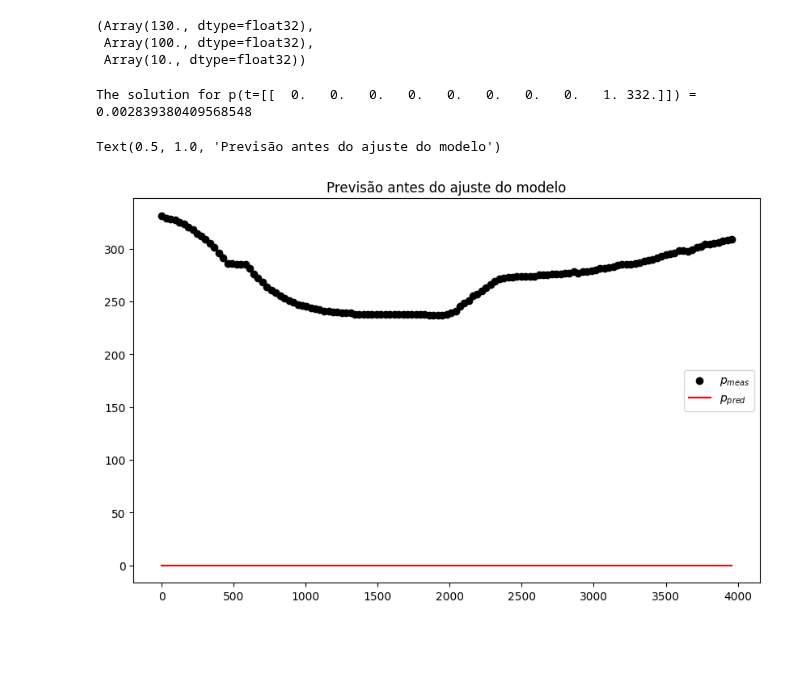
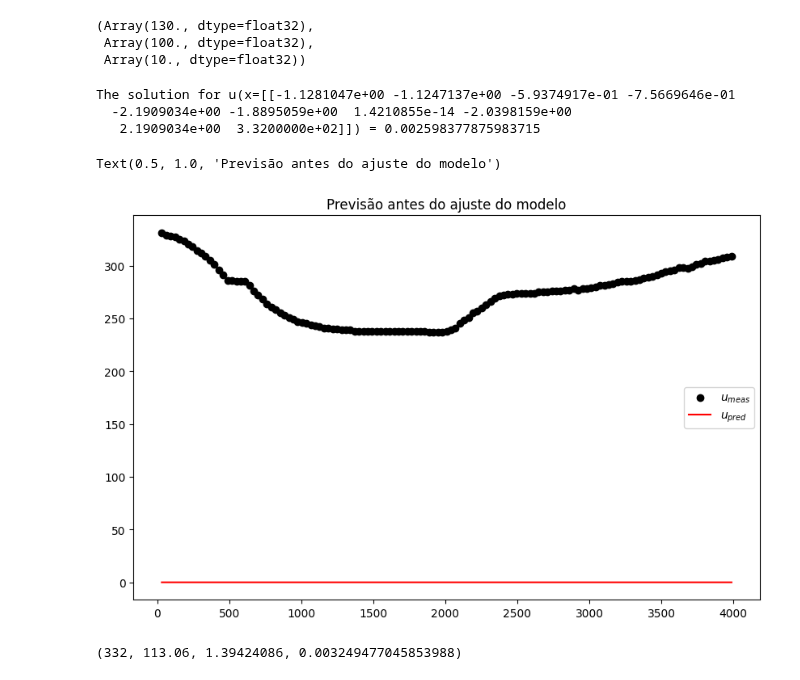
Before and after one commit to marcelogarret/projeto_mestrado, a Jupyter notebook: LSTM_garret_JAX_PINN.ipynb, the cells around one changed output. Drawn from its saved outputs; the diff is of its cells as text; code cells hidden in the pictures; blank space fills up the shorter version.

```diff
--- a/LSTM_garret_JAX_PINN.ipynb
+++ b/LSTM_garret_JAX_PINN.ipynb
@@ -52,7 +52,9 @@ df.shape
 (132, 11)
 # %%
 df.index = df['t']
-t = df['t'].values[:-1]
+t0 = df['t'].values[0]
+t = df['t'].values[1:]
+
 df.drop('t', axis=1, inplace=True)
 df
 # %% [output]
@@ -82,14 +84,14 @@ viso=df["Viso"].values[1:]
 visg=df["Visg"].values[1:]
 p=df["p"].values[1:]
 # %%
-from sklearn.preprocessing import MinMaxScaler
+from sklearn.preprocessing import MinMaxScaler, StandardScaler
 
 # Separar as características (todas as colunas exceto a última) e o rótulo (última coluna)
 features = df.iloc[:, :-1]  # Todas as colunas menos a última
 labels = df.iloc[:, -1]     # Última coluna
 
 # Normalize as características
-scaler = MinMaxScaler()
+scaler = StandardScaler()
 scaled_features = scaler.fit_transform(features)
 
 # Combine as características normalizadas e a coluna de rótulos não normalizada
@@ -247,33 +257,33 @@ state.params['params']['N'], state.params['params']['Wi'], state.params['params'
 # %%
 # Avaliando o modelo para um único vetor de entrada
 x_single = X_train[0]
 u_pred = state.apply_fn(params, x_single)
-print(f"The solution for p(t={x_single}) = {u_pred}")
+print(f"The solution for u(x={x_single}) = {u_pred}")
 
 # Avaliando a rede neural antes do treinamento considerando todo o histórico
 u_pred = vmap(state.apply_fn, (None, 0))(state.params, X_train)
 
 fig, ax = plt.subplots(1,1, figsize=(10,10/1.618))
 
-ax.scatter(t, p, label=r'$p_{meas}$', color='black')
-ax.plot(t, u_pred, label=r'$p_{pred}$', color='red')
+ax.scatter(t, p, label=r'$u_{meas}$', color='black')
+ax.plot(t, u_pred, label=r'$u_{pred}$', color='red')
 
 ax.legend()
 ax.set_title('Previsão antes do ajuste do modelo')
 # %% [output]
-The solution for p(t=[[  0.   0.   0.   0.   0.   0.   0.   0.   1. 332.]]) = 0.002839380409568548
+The solution for u(x=[[-1.1281047e+00 -1.1247137e+00 -5.9374917e-01 -7.5669646e-01
+  -2.1909034e+00 -1.8895059e+00  1.4210855e-14 -2.0398159e+00
+   2.1909034e+00  3.3200000e+02]]) = 0.002598377875983715
 Text(0.5, 1.0, 'Previsão antes do ajuste do modelo')
-[figure, old version]
+[figure, new version]
 # %%
 ## Parametros escalares (MODSI)
 # phi = 0.13
 # k = 77
 m = 0.0
-Rsi = 113.06
 Bw = 1.0210
 uw = 0.3
 cf = 5.3E-05
-p0 = 332.00
 pb = 210.03
 bob = 1.414
 co = 1.62E-04
@@ -281,6 +291,14 @@ cw = 4.76E-05
 Swi = 0.17
 Sor = 0.18
 Sgc = 0.05
+p0 = df["p"].values[0]
+Rsi = df["Rs"].values[0]
+boi = df["Bo"].values[0]
+bgi = df["Bg"].values[0]
+
+p0, Rsi, boi, bgi
+# %% [output]
+(332, 113.06, 1.39424086, 0.003249477045853988)
 # %%
 @jit
 def train_step(state, batch):
```
Also changed, not shown: parts of 8 cells of this notebook.
